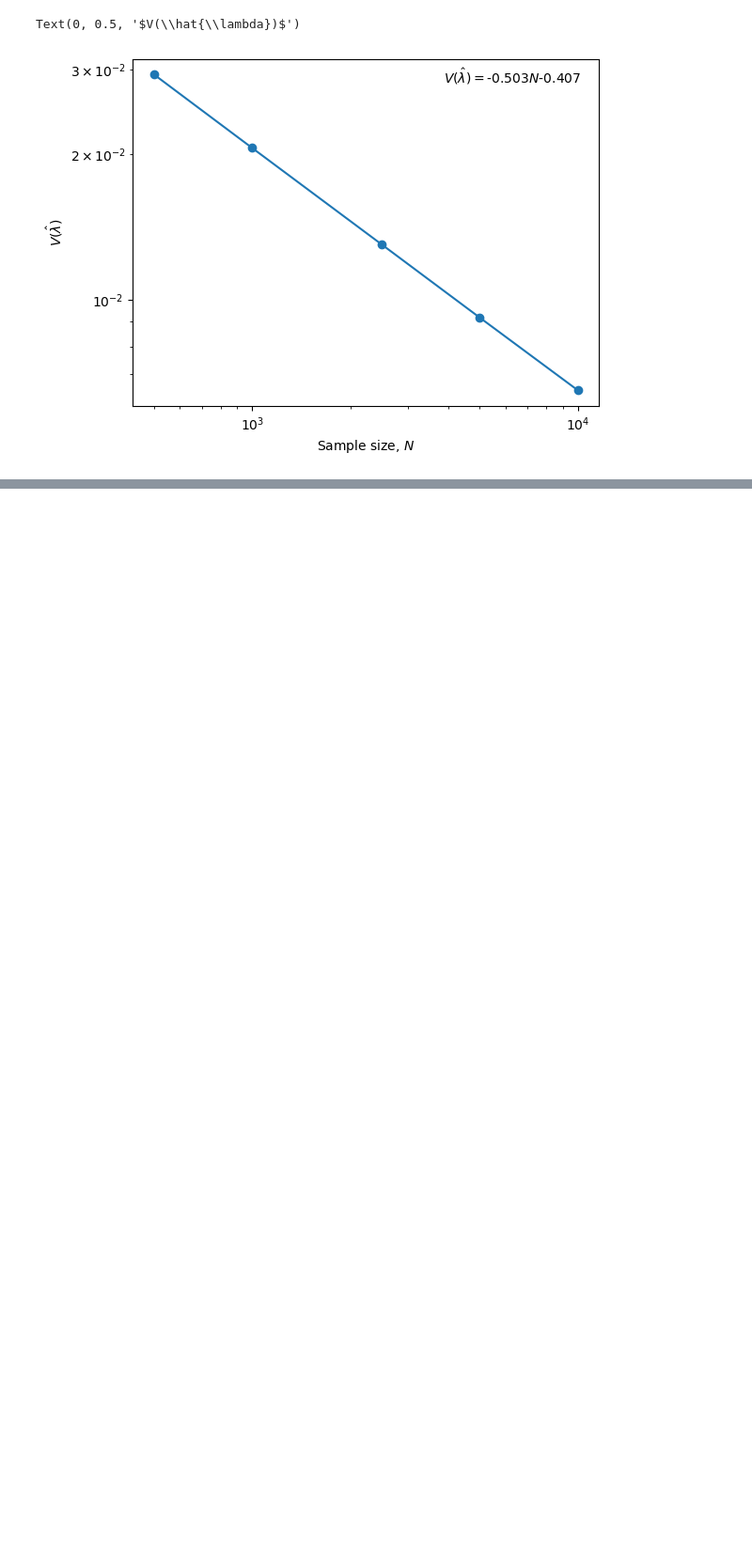
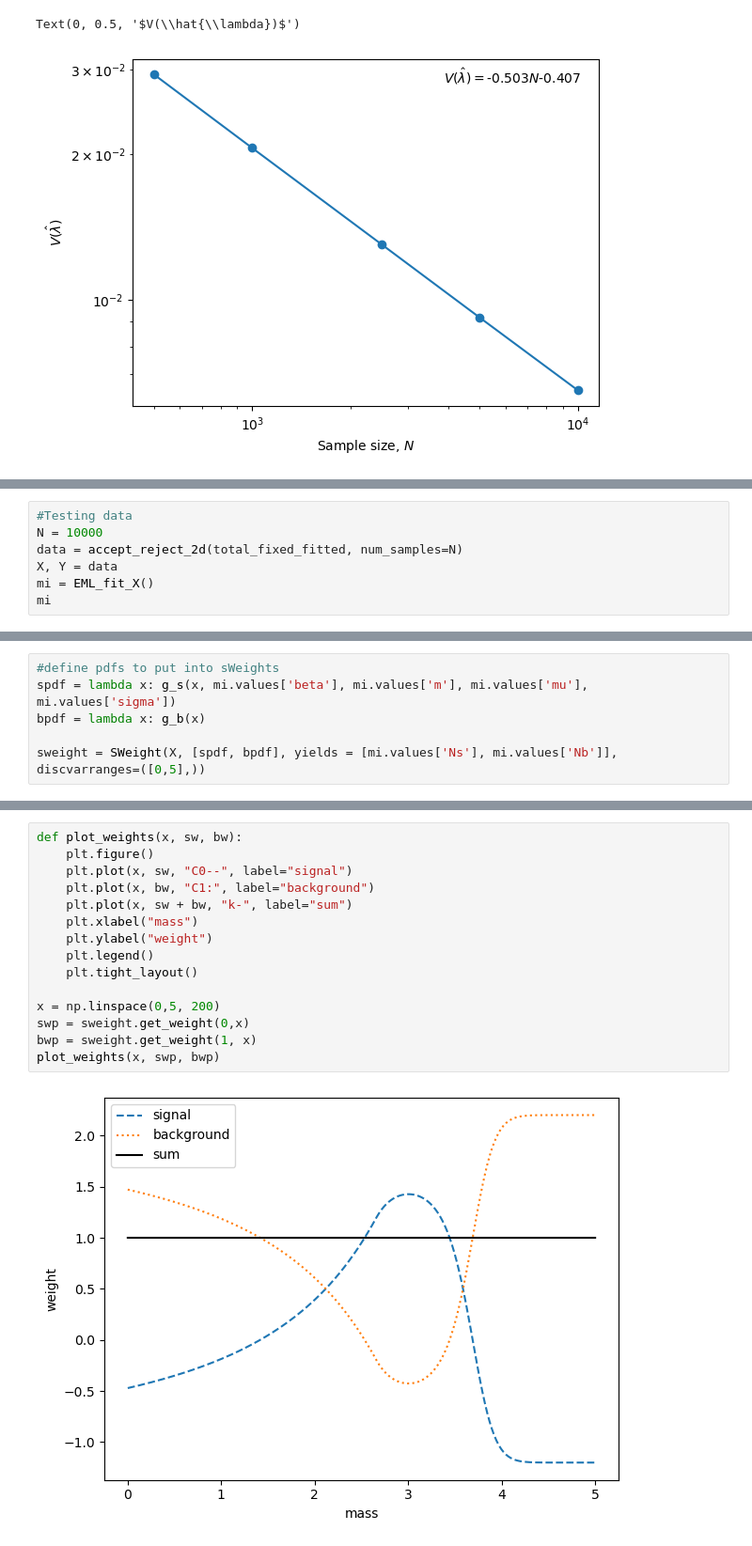
Before and after one commit to elizabethsztan/DIS_S1, a Jupyter notebook: s1_coursework.ipynb, the cells around one changed output, grey strips where cells are left out. Shown at 94% size. Cells and saved outputs as stored; diff of their text form; blank space fills up the shorter version.

Commit message:
Tested sWeights

```diff
--- a/s1_coursework.ipynb
+++ b/s1_coursework.ipynb
@@ -766,0 +820,7 @@ Text(0, 0.5, '$V(\\hat{\\lambda})$')
+# %%
+#Testing data
+N = 10000
+data = accept_reject_2d(total_fixed_fitted, num_samples=N)
+X, Y = data
+mi = EML_fit_X()
+mi
@@ -766,0 +848,6 @@ Text(0, 0.5, '$V(\\hat{\\lambda})$')
+# %%
+#define pdfs to put into sWeights
+spdf = lambda x: g_s(x, mi.values['beta'], mi.values['m'], mi.values['mu'], mi.values['sigma'])
+bpdf = lambda x: g_b(x)
+
+sweight = SWeight(X, [spdf, bpdf], yields = [mi.values['Ns'], mi.values['Nb']], discvarranges=([0,5],))
@@ -766,0 +867,17 @@ Text(0, 0.5, '$V(\\hat{\\lambda})$')
+# %%
+def plot_weights(x, sw, bw):
+    plt.figure()
+    plt.plot(x, sw, "C0--", label="signal")
+    plt.plot(x, bw, "C1:", label="background")
+    plt.plot(x, sw + bw, "k-", label="sum")
+    plt.xlabel("mass")
+    plt.ylabel("weight")
+    plt.legend()
+    plt.tight_layout()
+
+x = np.linspace(0,5, 200)
+swp = sweight.get_weight(0,x)
+bwp = sweight.get_weight(1, x)
+plot_weights(x, swp, bwp)
+# %% [output]
+[figure, added]
```
Also changed, not shown: parts of 5 cells of this notebook.
